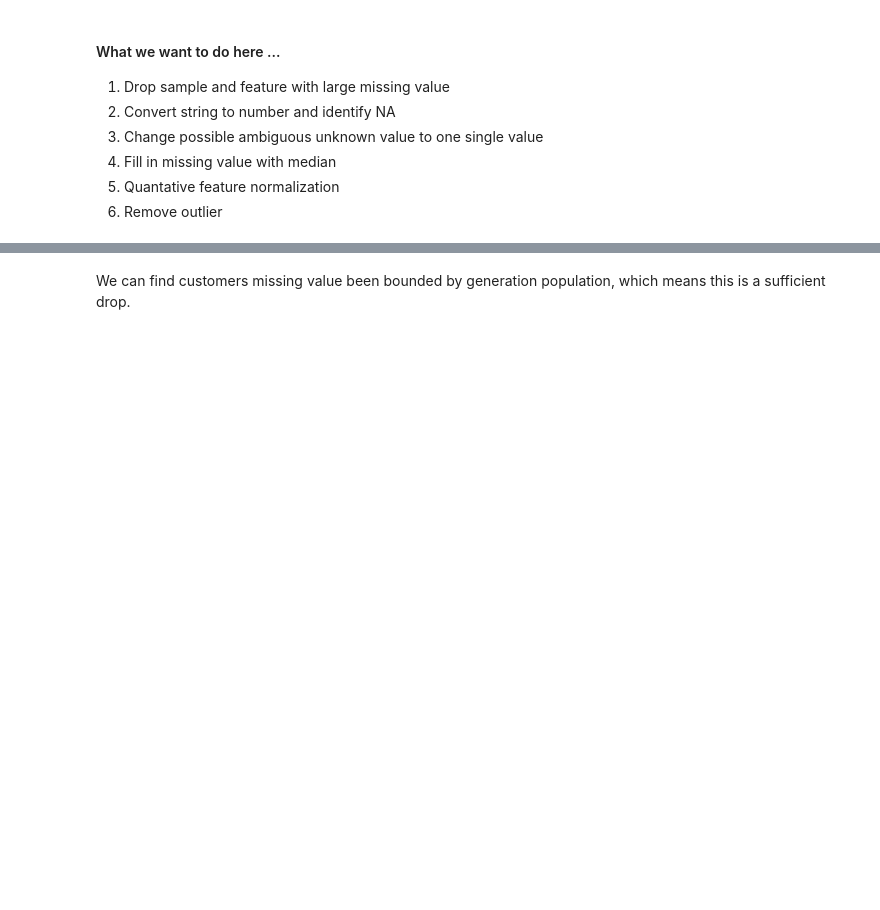
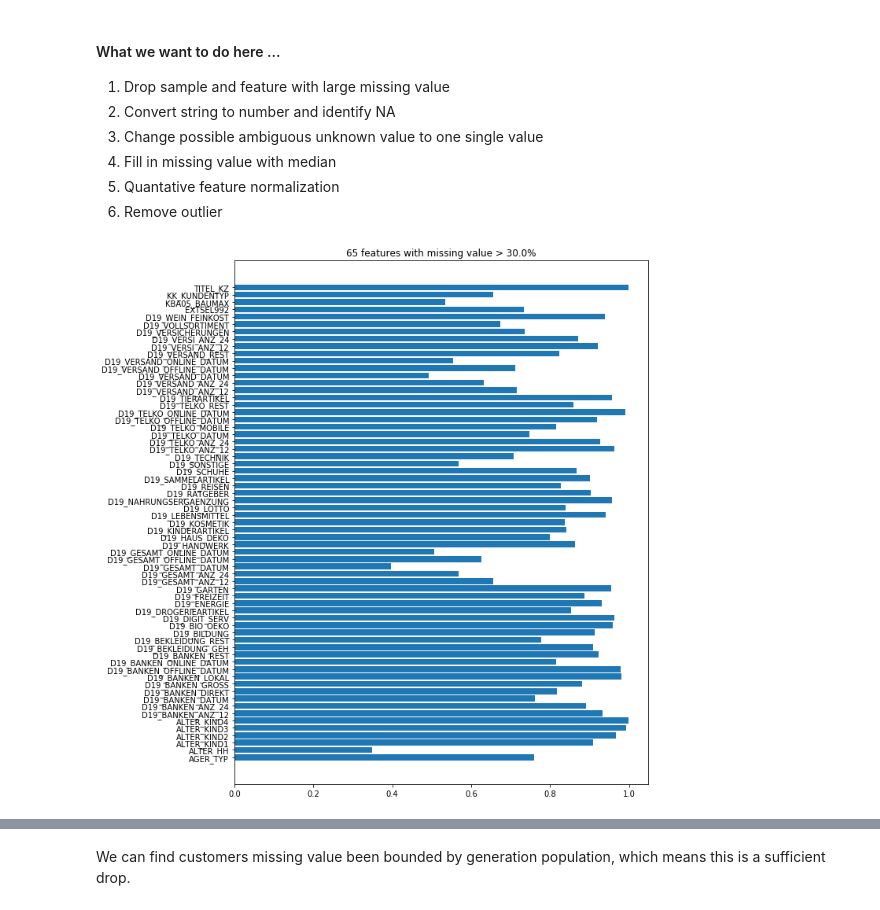
Before and after one commit to dragon7-fc/DSND-Capstone, a Jupyter notebook: Arvato Project Workbook.ipynb, the cells around one changed output, grey strips where cells are left out. Drawn from its saved outputs; the diff is of its cells as text; code cells hidden in the pictures; blank space fills up the shorter version.

```diff
--- a/Arvato Project Workbook.ipynb
+++ b/Arvato Project Workbook.ipynb
@@ -960,0 +1120,12 @@ new_azdias_df = azdias_df.copy()
+# %%
+new_azdias_df = pd.read_pickle("new_azdias_df_formatit.pickle")
+new_customers_df = pd.read_pickle("new_customers_df_formatit.pickle")
+# %%
+plt.figure(figsize = [10, 10])
+_ = new_azdias_df[new_azdias_df.columns[np.where(new_azdias_df.isnull().mean() > FEATURE_DROP_RATIO)]].isnull().mean()
+plt.barh(y = _.index, width = _.values)
+plt.title('{} features with missing value > {}%'.format(_.size, FEATURE_DROP_RATIO*100))
+plt.tight_layout()
+plt.show()
+# %% [output]
+[figure, added]
```
Also changed, not shown: parts of 82 cells of this notebook.
